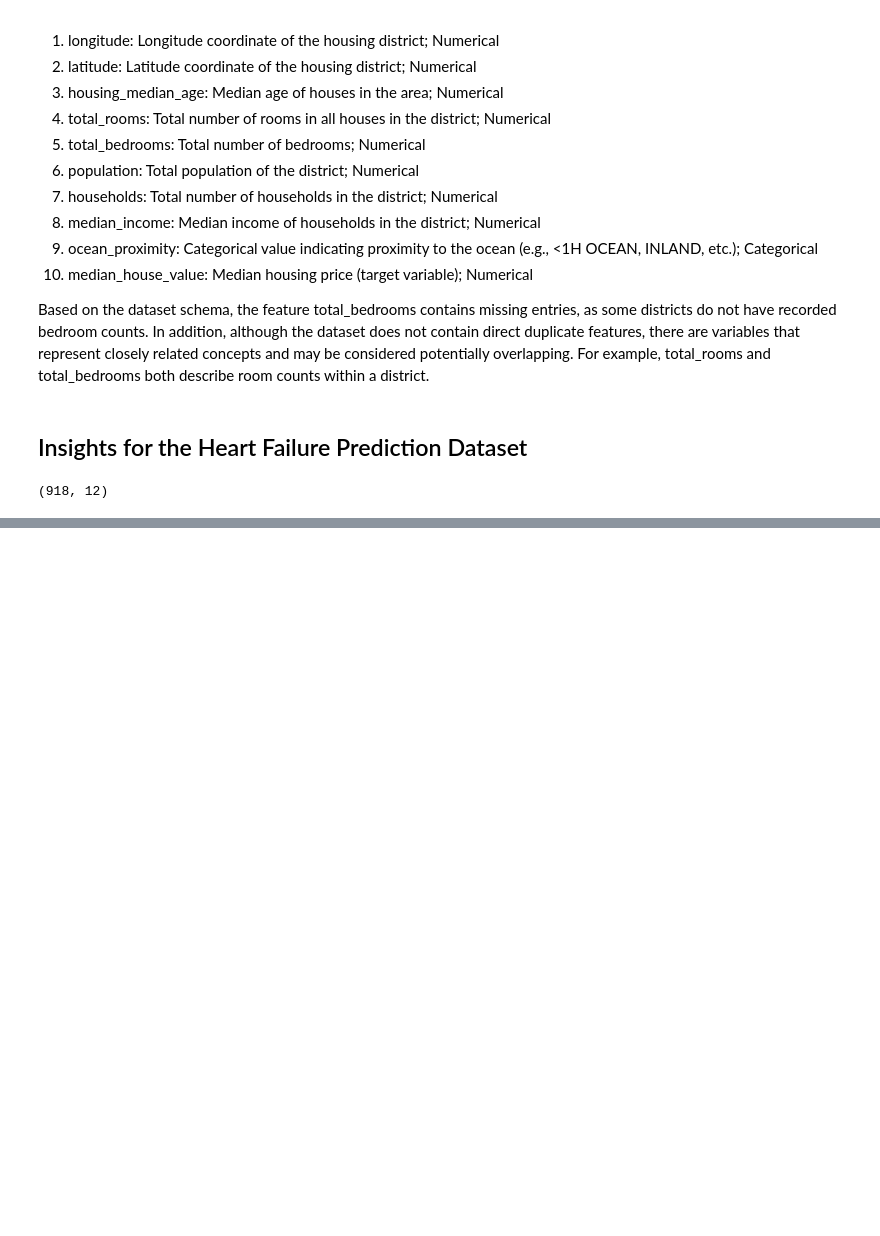
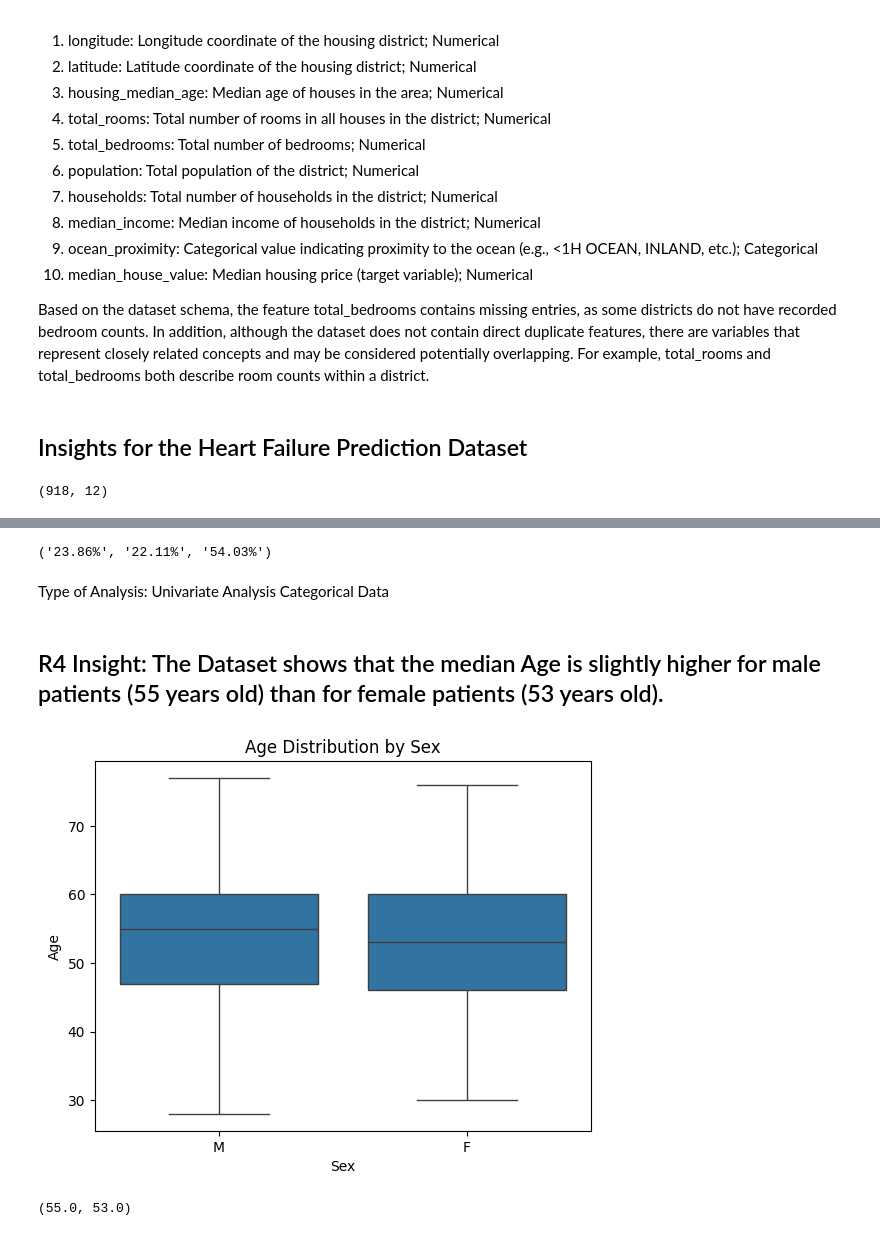
Before and after one commit to michaelmassaad02/CSI4142_Assignment1, a Jupyter notebook: CSI4142-Assignment1.ipynb, the cells around one changed output, grey strips where cells are left out. Cells and saved outputs as stored; diff of their text form; code cells hidden in the pictures; blank space fills up the shorter version.

```diff
--- a/CSI4142-Assignment1.ipynb
+++ b/CSI4142-Assignment1.ipynb
@@ -82,0 +152,35 @@ heart_failure.shape
+# %%
+#Code to obtain the Percentages for the 3 different groups
+chest_percent = heart_failure["ChestPainGroup"].value_counts(normalize=True) * 100
+
+angina_pct = f"{chest_percent['Angina']:.2f}%"
+non_anginal_pct = f"{chest_percent['Non-Anginal']:.2f}%"
+asymptomatic_pct = f"{chest_percent['Asymptomatic']:.2f}%"
+
+angina_pct, non_anginal_pct, asymptomatic_pct
+# %% [output]
+('23.86%', '22.11%', '54.03%')
+# %% [markdown]
+Type of Analysis: Univariate Analysis Categorical Data
+# %% [markdown]
+## R4 Insight: The Dataset shows that the median Age is slightly higher for male patients (55 years old) than for female patients (53 years old).
+# %%
+sns.boxplot(data=heart_failure, x="Sex", y="Age")
+
+plt.title("Age Distribution by Sex")
+plt.xlabel("Sex")
+plt.ylabel("Age")
+plt.show()
+# %% [output]
+[figure, added]
+# %%
+#code to extract the medians
+
+medians = heart_failure.groupby("Sex")["Age"].median()
+
+male_median = float(medians["M"])
+female_median = float(medians["F"])
+
+male_median, female_median
+# %% [output]
+(55.0, 53.0)
```
Also changed, not shown: parts of 27 cells of this notebook.
